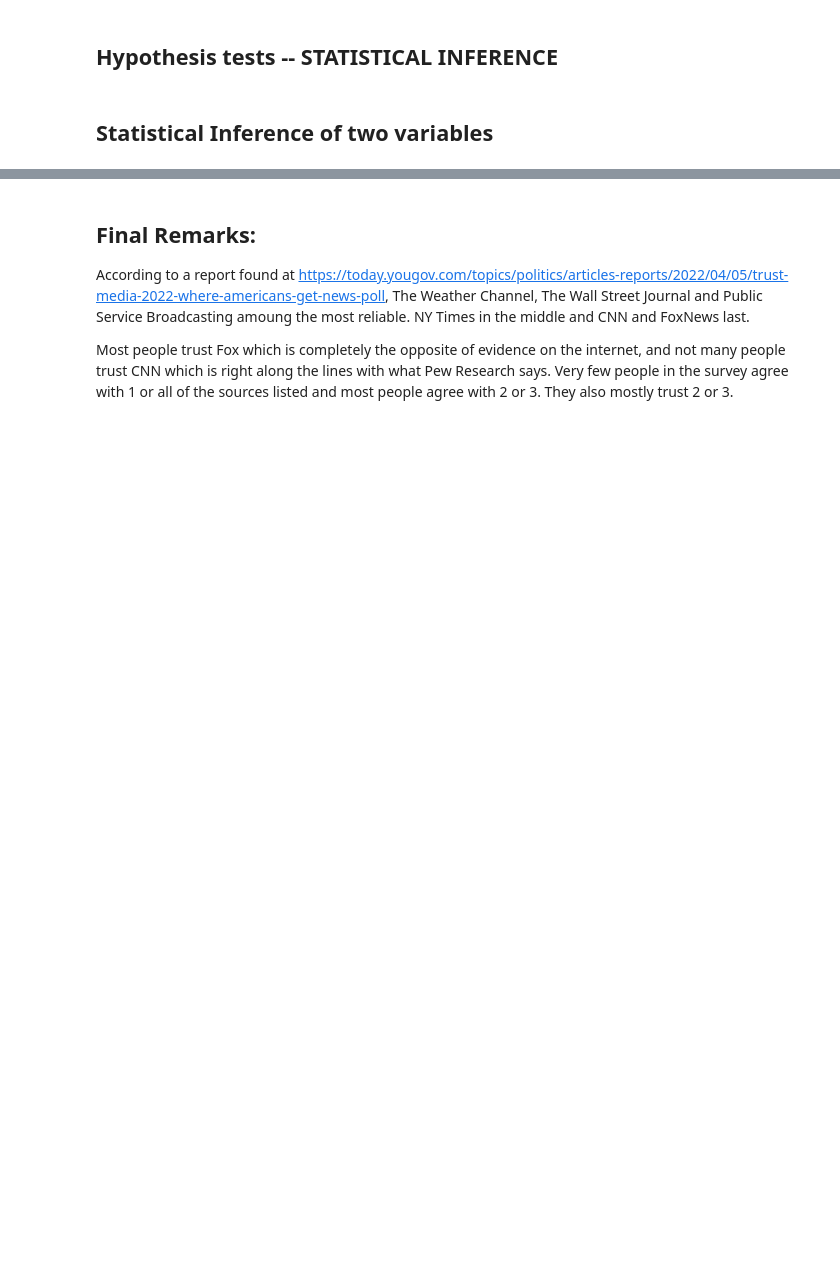
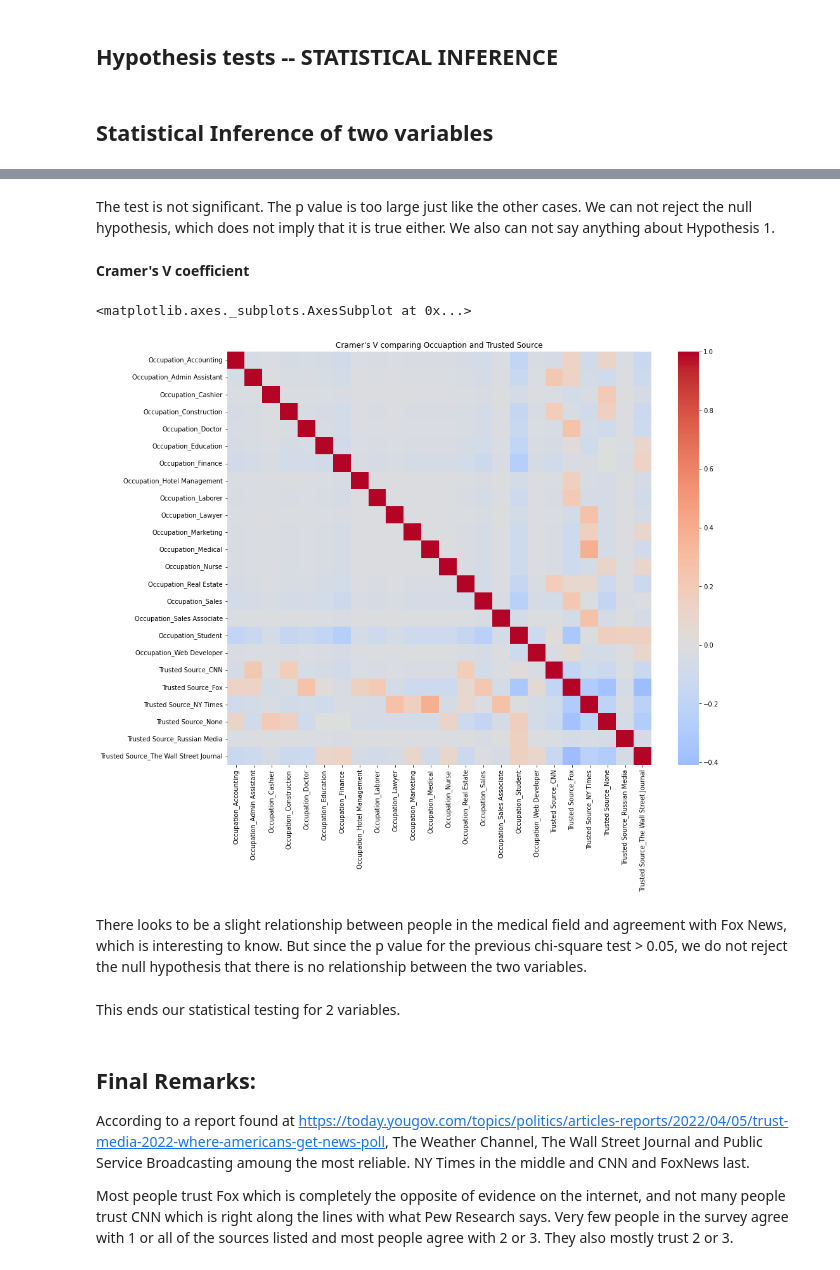
Before and after one commit to emilienaples/people_news_trust, a Jupyter notebook: people_news.ipynb, the cells around one changed output, grey strips where cells are left out. Cells and saved outputs as stored; diff of their text form; code cells hidden in the pictures; blank space fills up the shorter version.

```diff
--- a/people_news.ipynb
+++ b/people_news.ipynb
@@ -1037,3 +1225,25 @@ Conclusion:
+# %% [markdown]
+The test is not significant. The p value is too large just like the other cases. We can not reject the null hypothesis, which does not imply that it is true either. We also can not say anything about Hypothesis 1.
+# %% [markdown]
+**Cramer's V coefficient**
+# %%
+# first chose your category columns of interest
+df = news[['Occupation', 'Trusted Source']]
+
+# now change this to dummy variables, one-hot encoded:
+DataMatrix = pd.get_dummies(df)
+
+# plot as simply as:
+plt.figure(figsize=(15,12))  # for large datasets
+plt.title('Cramer\'s V comparing Occuaption and Trusted Source')
+sns.heatmap(DataMatrix.corr('pearson'), cmap='coolwarm', center=0)
+# %% [output]
+<matplotlib.axes._subplots.AxesSubplot at 0x...>
+[figure, added]
+# %% [markdown]
+There looks to be a slight relationship between people in the medical field and agreement with Fox News, which is interesting to know. But since the p value for the previous chi-square test > 0.05, we do not reject the null hypothesis that there is no relationship between the two variables.
+# %% [markdown]
+This ends our statistical testing for 2 variables.
 # %% [markdown]
 ## Final Remarks:
 According to a report found at https://today.yougov.com/topics/politics/articles-reports/2022/04/05/trust-media-2022-where-americans-get-news-poll, The Weather Channel, The Wall Street Journal and Public Service Broadcasting amoung the most reliable. NY Times in the middle and CNN and FoxNews last.
```
Also changed, not shown: parts of 99 cells of this notebook.
